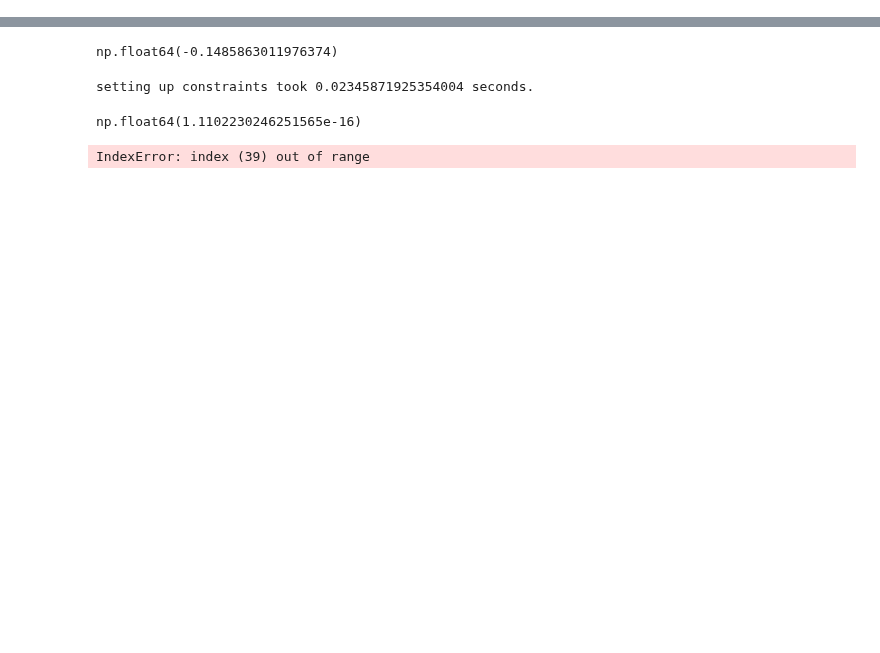
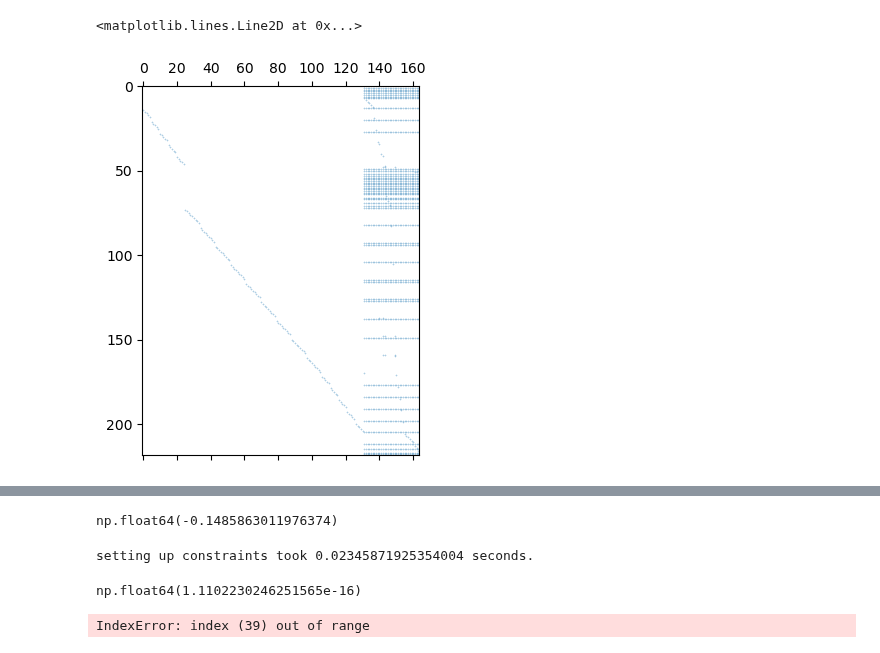
Before and after one commit to c-f-h/pyiga, a Jupyter notebook: notebooks/solve-biharmonic.ipynb, the cells around one changed output, grey strips where cells are left out. Saved outputs shown, nothing was run; the diff lists cells and outputs as text; code cells hidden in the pictures; blank space fills up the shorter version.

```diff
--- a/notebooks/solve-biharmonic.ipynb
+++ b/notebooks/solve-biharmonic.ipynb
@@ -54,0 +104,5 @@ np.int64(14)
+# %%
+plt.spy(MP.Basis, markersize=0.1)
+# %% [output]
+<matplotlib.lines.Line2D at 0x...>
+[figure, added]
```
Also changed, not shown: parts of 20 cells of this notebook, 4 other files.
